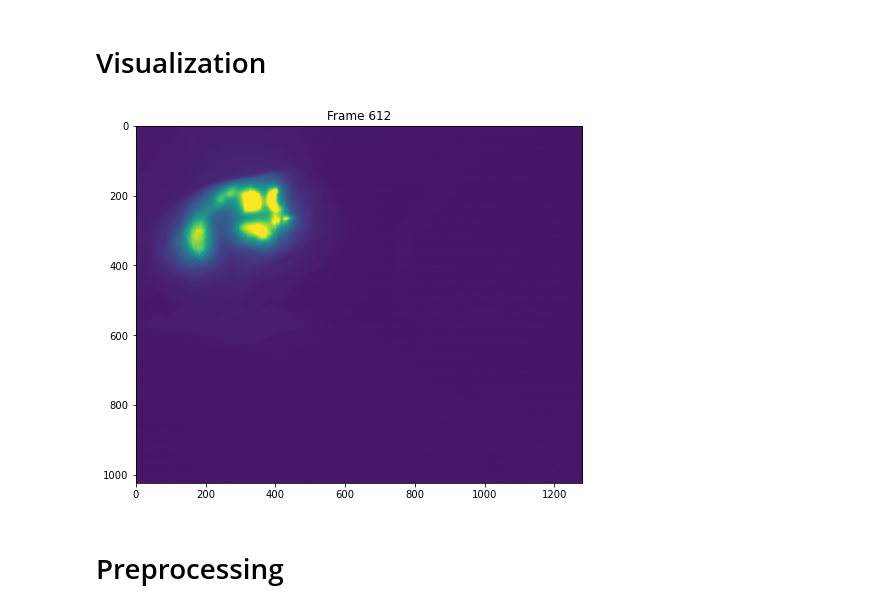
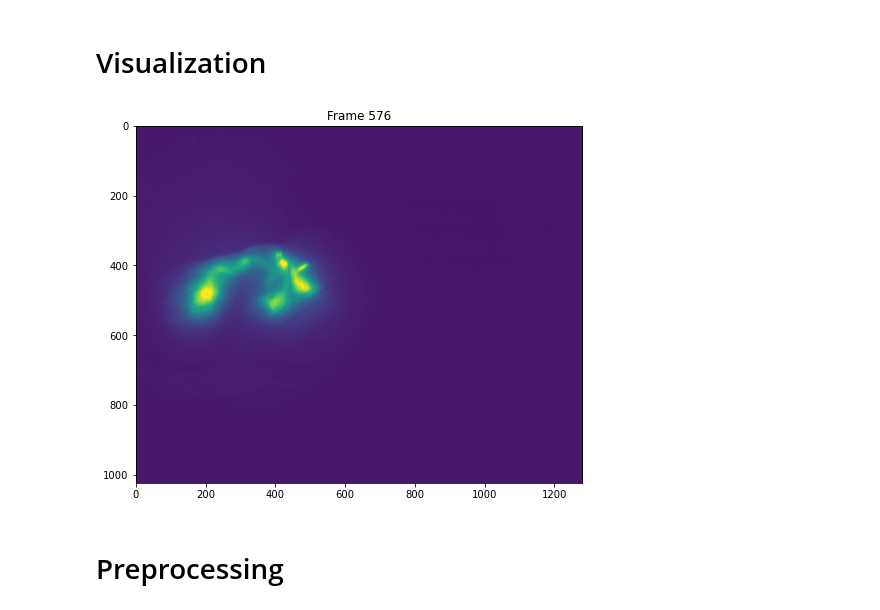
Before and after one commit to moonuel/fluorescence-knee-video-analysis, a Jupyter notebook: notebooks/reference/video_frame_analysis_3_parts copy.ipynb, the cells around one changed output. Drawn from its saved outputs; the diff is of its cells as text; code cells hidden in the pictures.

```diff
--- a/notebooks/reference/video_frame_analysis_3_parts copy.ipynb
+++ b/notebooks/reference/video_frame_analysis_3_parts copy.ipynb
@@ -11,7 +11,7 @@ import pandas as pd
 # %% [markdown]
 # 1. Import data
 # %%
-data = import_avi("video_1.avi")
+data = import_avi("../../data/video_1.avi")
 # coordinates_file = pd.ExcelFile("xy coordinates for knee imaging 0913.xlsx", engine='openpyxl') # outdated command for my version of xlrd
 # %%
 # More updated Excel import
@@ -43,15 +43,15 @@ coordinates
 # %% [markdown]
 # Visualization
 # %%
-frame_preview = 612
+frame_preview = 576#612
 frame = data[:,:,:,frame_preview]
 frame = cv2.cvtColor(frame, cv2.COLOR_BGR2GRAY)
 plt.figure(figsize=(8,8))
 plt.title(f"Frame {frame_preview}")
 plt.imshow(frame)
 plt.show()
 # %% [output]
-[figure, old version]
+[figure, new version]
 # %% [markdown]
 # Preprocessing
 # %% [markdown]
```
Also changed, not shown: parts of 11 cells of this notebook.
